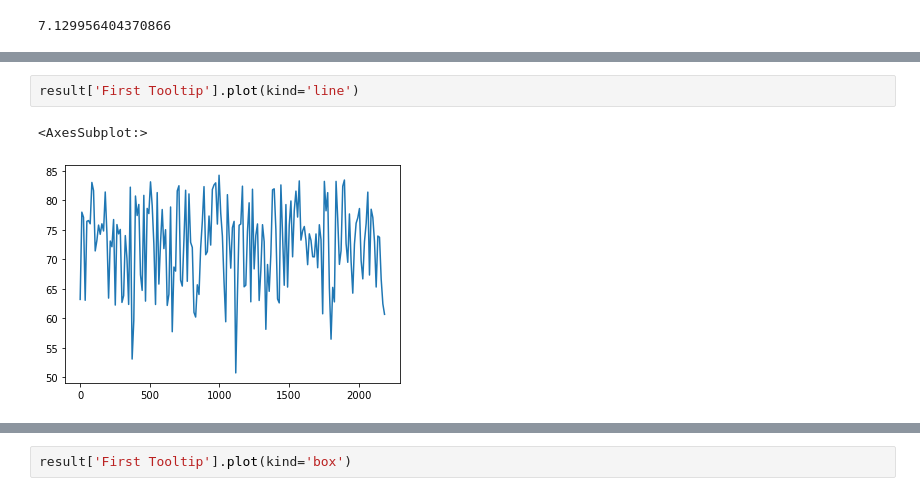
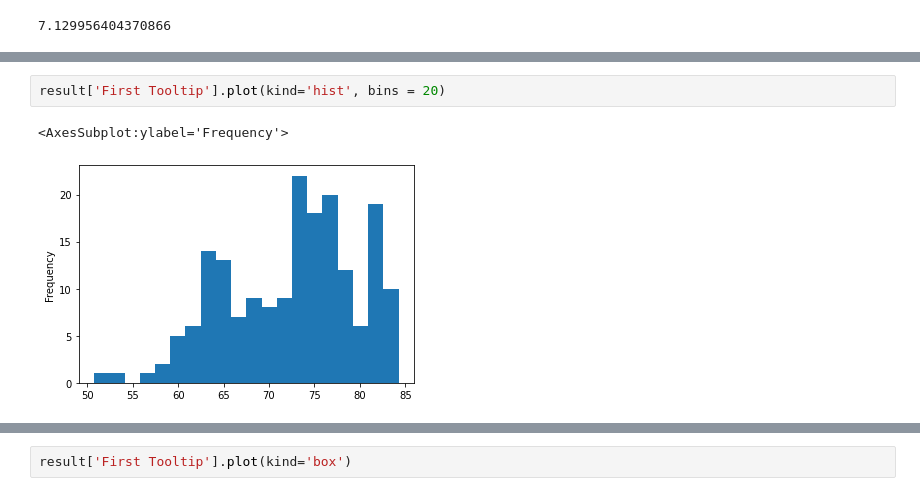
Before and after one commit to JobHaast/Portfolio-Intro-Data-Science, a Jupyter notebook: Assignment 5 - LifeExpectancyAtBirth.ipynb, the cells around one changed output, grey strips where cells are left out. Cells and saved outputs as stored; diff of their text form.

```diff
--- a/Assignment 5 - LifeExpectancyAtBirth.ipynb
+++ b/Assignment 5 - LifeExpectancyAtBirth.ipynb
@@ -57,5 +69,5 @@ result['First Tooltip'].std()
 # %%
-result['First Tooltip'].plot(kind='line')
+result['First Tooltip'].plot(kind='hist', bins = 20)
 # %% [output]
-<AxesSubplot:>
+<AxesSubplot:ylabel='Frequency'>
-[figure, old version]
+[figure, new version]
```
Also changed, not shown: parts of 3 cells of this notebook, 1 other file.
